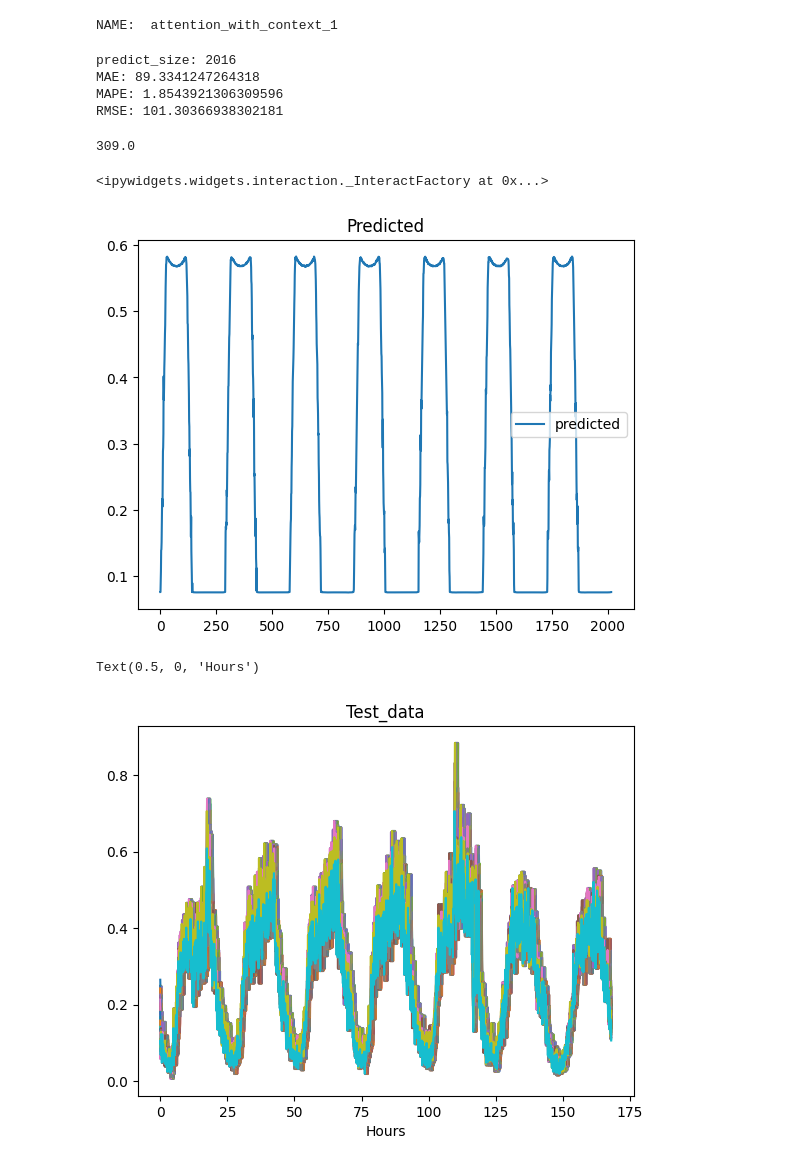
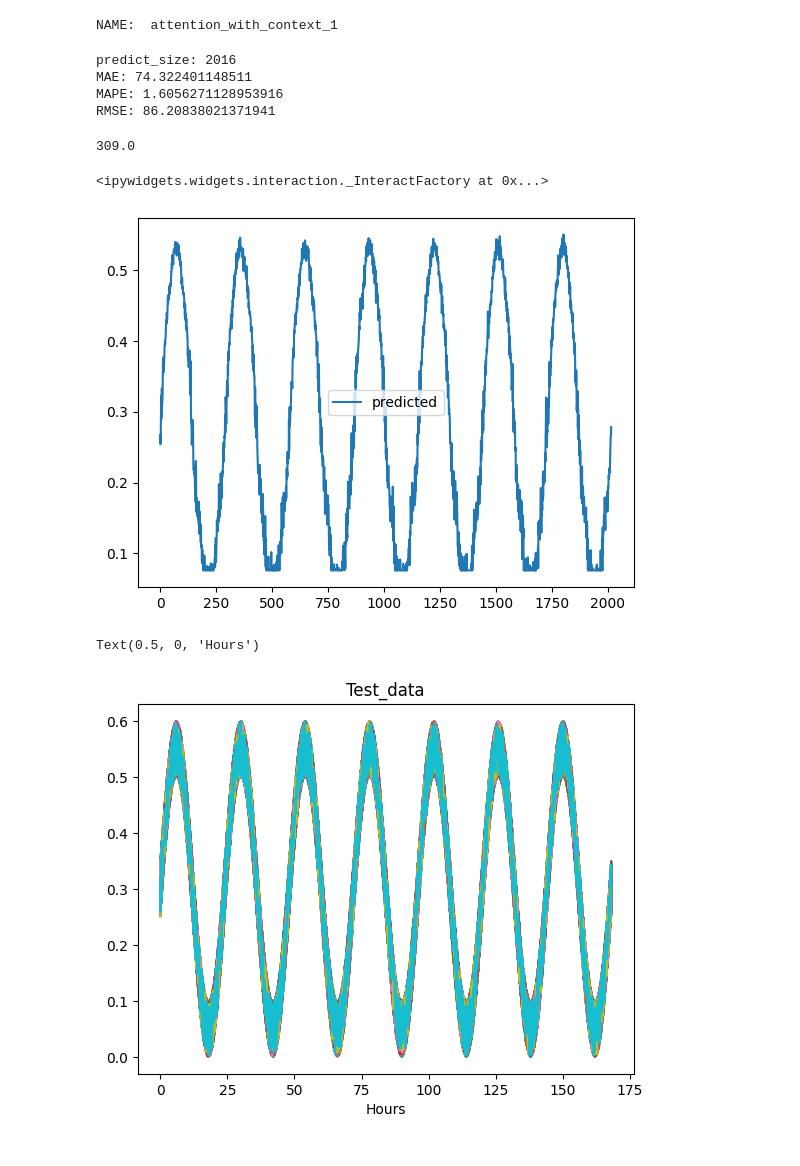
Before and after one commit to eindH/AT-Conv-LSTM, a Jupyter notebook: notebooks/prediction.ipynb, the cells around one changed output. Saved outputs shown, nothing was run; the diff lists cells and outputs as text; code cells hidden in the pictures.

```diff
--- a/notebooks/prediction.ipynb
+++ b/notebooks/prediction.ipynb
@@ -91,7 +94,7 @@ print(test_w.shape)
 # %%
 def create_test_data(input_data,mimic):
     train_x_sin = np.linspace(0,14*np.pi,len(input_data))
-    train_y_sin = np.sin(train_x_sin)
+    train_y_sin = 0.25*np.sin(train_x_sin) + 0.25
     if len(mimic.shape) == 4:
         new_shape = (1,) + mimic.shape[1:]
         temp_arr = np.transpose(np.tile(train_y_sin, new_shape), (3,1,2,0))
@@ -157,9 +160,9 @@ print ("RMSE:", RMSE(p_real, l_real))
 # end = time.clock()
 # %% [output]
 predict_size: 2016
-MAE: 89.3341247264318
-MAPE: 1.8543921306309596
-RMSE: 101.30366938302181
+MAE: 74.322401148511
+MAPE: 1.6056271128953916
+RMSE: 86.20838021371941
 # %%
 coeff = np.max(p_real)/np.max(predicted)
 print(coeff)
@@ -168,18 +171,18 @@ print(coeff)
 # %%
 from ipywidgets import interact
 
 def custom_plot(lists_to_plot, legend_list=None,plt_title=None):
     for plt_list in lists_to_plot:
         plt.plot(plt_list)
     if legend_list:
         plt.legend(legend_list)
     if plt_title:
         plt.title(plt_title)
 
-interact(custom_plot([predicted],['predicted'],"Predicted"))
+interact(custom_plot([predicted],['predicted']))
 # %% [output]
 <ipywidgets.widgets.interaction._InteractFactory at 0x...>
-[figure, old version]
+[figure, new version]
 # %%
 total_hours = 168
 time = np.linspace(0, total_hours, num=row)
@@ -191,7 +194,7 @@ plt.xlabel("Hours")
 #This plot shows that test_data contains 15x7 replicas of similar data
 # %% [output]
 Text(0.5, 0, 'Hours')
-[figure, old version]
+[figure, new version]
 # %%
 for i in range(0,15):
     plt.plot(time,test_w[:,i,0])
```
Also changed, not shown: parts of 3 cells of this notebook.
